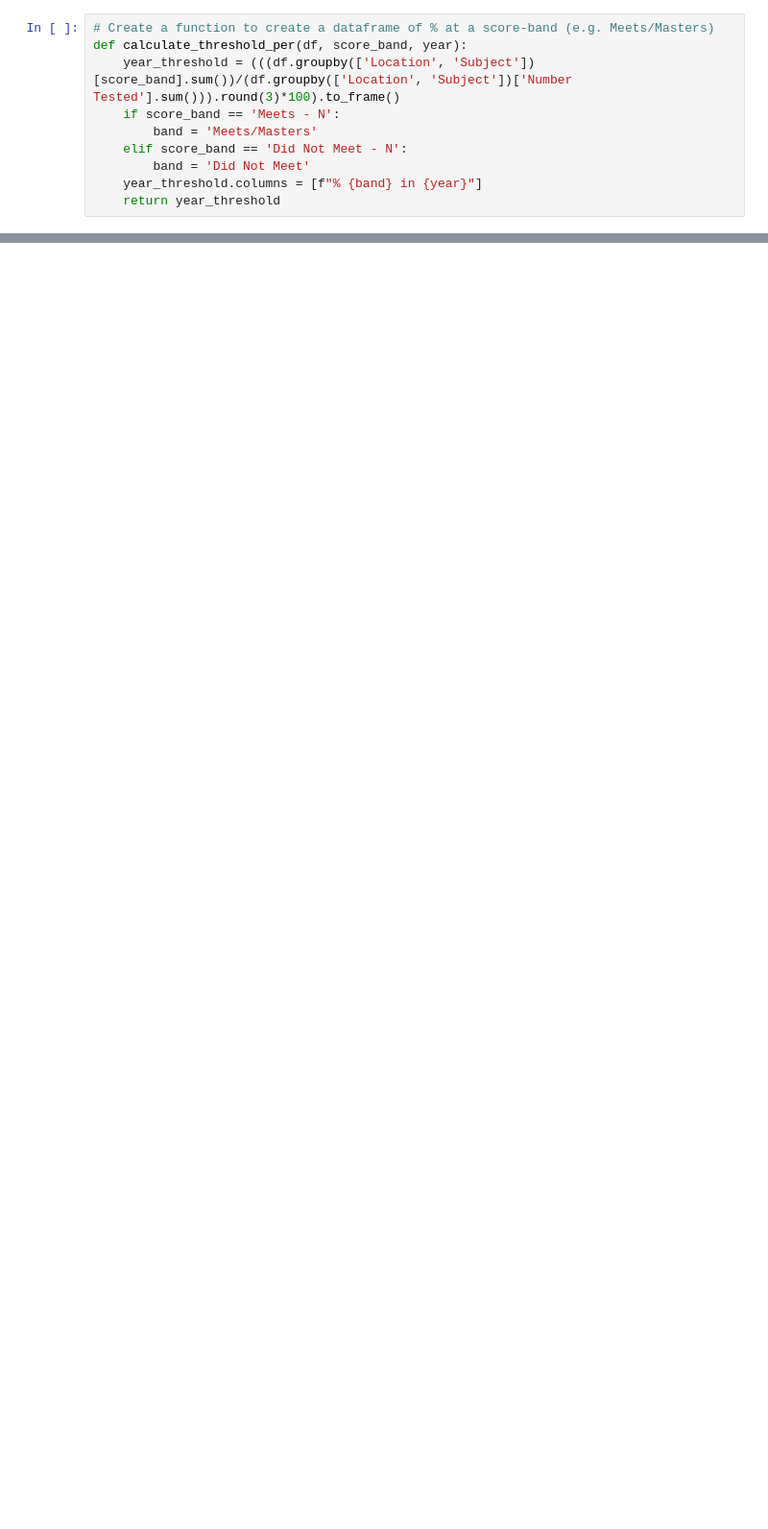
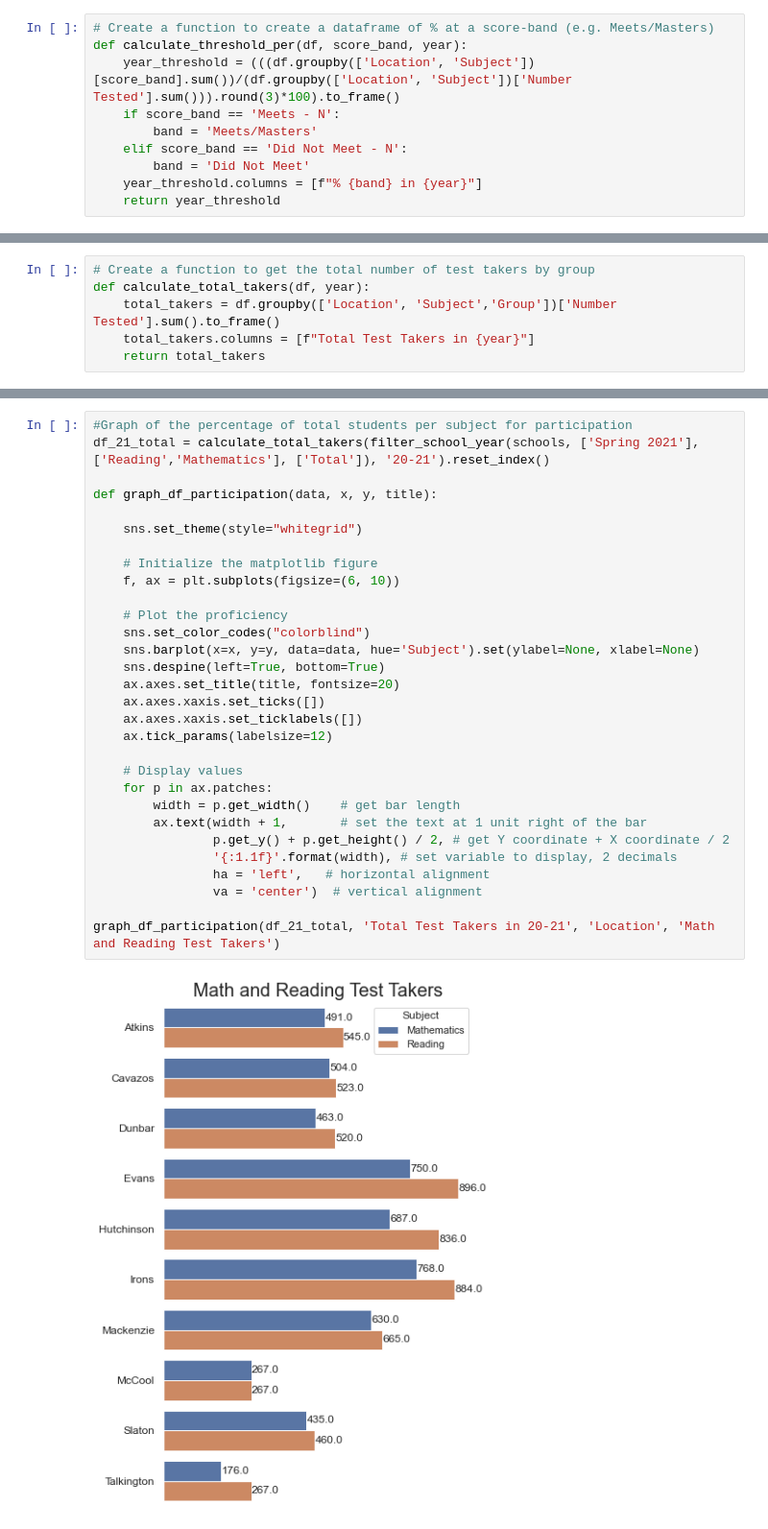
Before and after one commit to rajaridgway/lubbock-analysis, a Jupyter notebook: lubbock.ipynb, the cells around one changed output, grey strips where cells are left out. Shown at 96% size. Drawn from its saved outputs; the diff is of its cells as text; blank space fills up the shorter version.

```diff
--- a/lubbock.ipynb
+++ b/lubbock.ipynb
@@ -617,0 +654,6 @@ df_21_meets.merge(df_21_not_meets, left_index=True, right_index=True)
+# %%
+# Create a function to get the total number of test takers by group
+def calculate_total_takers(df, year):
+    total_takers = df.groupby(['Location', 'Subject','Group'])['Number Tested'].sum().to_frame()
+    total_takers.columns = [f"Total Test Takers in {year}"]
+    return total_takers
@@ -617,0 +694,32 @@ df_21_meets.merge(df_21_not_meets, left_index=True, right_index=True)
+# %%
+#Graph of the percentage of total students per subject for participation
+df_21_total = calculate_total_takers(filter_school_year(schools, ['Spring 2021'], ['Reading','Mathematics'], ['Total']), '20-21').reset_index()
+
+def graph_df_participation(data, x, y, title):
+
+    sns.set_theme(style="whitegrid")
+
+    # Initialize the matplotlib figure
+    f, ax = plt.subplots(figsize=(6, 10))
+
+    # Plot the proficiency
+    sns.set_color_codes("colorblind")
+    sns.barplot(x=x, y=y, data=data, hue='Subject').set(ylabel=None, xlabel=None)
+    sns.despine(left=True, bottom=True)
+    ax.axes.set_title(title, fontsize=20)
+    ax.axes.xaxis.set_ticks([])
+    ax.axes.xaxis.set_ticklabels([])
+    ax.tick_params(labelsize=12)
+
+    # Display values
+    for p in ax.patches:
+        width = p.get_width()    # get bar length
+        ax.text(width + 1,       # set the text at 1 unit right of the bar
+                p.get_y() + p.get_height() / 2, # get Y coordinate + X coordinate / 2
+                '{:1.1f}'.format(width), # set variable to display, 2 decimals
+                ha = 'left',   # horizontal alignment
+                va = 'center')  # vertical alignment
+
+graph_df_participation(df_21_total, 'Total Test Takers in 20-21', 'Location', 'Math and Reading Test Takers')
+# %% [output]
+[figure, added]
```
Also changed, not shown: parts of 40 cells of this notebook.
